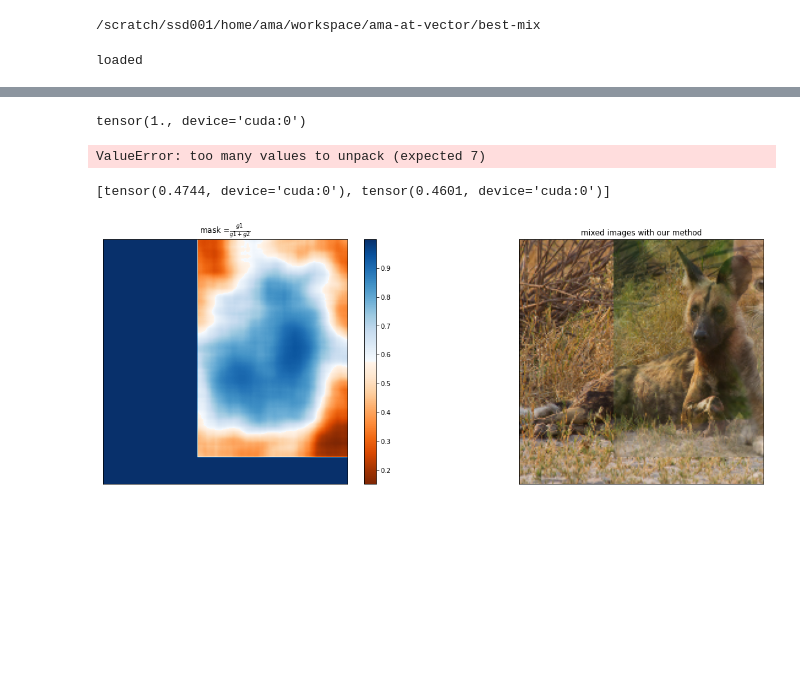
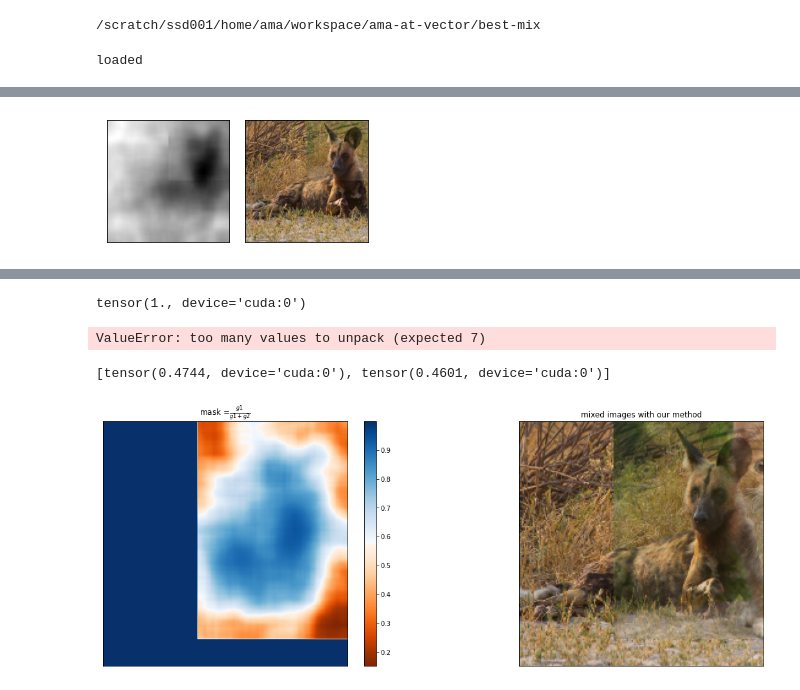
Before and after one commit to averyma/best-mix, a Jupyter notebook: notebook/single_image_visualization.ipynb, the cells around one changed output, grey strips where cells are left out. Cells and saved outputs as stored; diff of their text form; code cells hidden in the pictures; blank space fills up the shorter version.

```diff
--- a/notebook/single_image_visualization.ipynb
+++ b/notebook/single_image_visualization.ipynb
@@ -219,3 +222,16 @@ print(saliency_output)
+# %%
+fix, axs = plt.subplots(ncols=2, nrows=1, squeeze=True, figsize=(4,2))
+
+# im = axs.flat[0].imshow((mixed_saliency[0]).detach().cpu()[0].squeeze(), cmap = 'binary')
+im = axs.flat[0].imshow(torch.log(mixed_saliency[0]).detach().cpu()[0].squeeze(), cmap = 'binary')
+axs.flat[0].set(xticklabels=[], yticklabels=[], xticks=[], yticks=[])
+# fix.colorbar(im,ax = axs.flat[0])
+
+im = axs.flat[1].imshow(mixed_x[0].squeeze().permute(1, 2, 0).cpu().numpy())
+axs.flat[1].set(xticklabels=[], yticklabels=[], xticks=[], yticks=[])
+plt.tight_layout()
+# %% [output]
+[figure, added]
 # %%
 mixed_x_new, mixed_y, mixed_lam, M_new, normalized_grad_1, normalized_grad_2, saliency_output_new, mixed_saliency_new = gradmix_v2_improved_v4(input_sp, targets, grad.unsqueeze(1),
                                                  alpha = 0.5, normalization = 'L1', debug=False,
```
Also changed, not shown: parts of 5 cells of this notebook, 3 other files.
